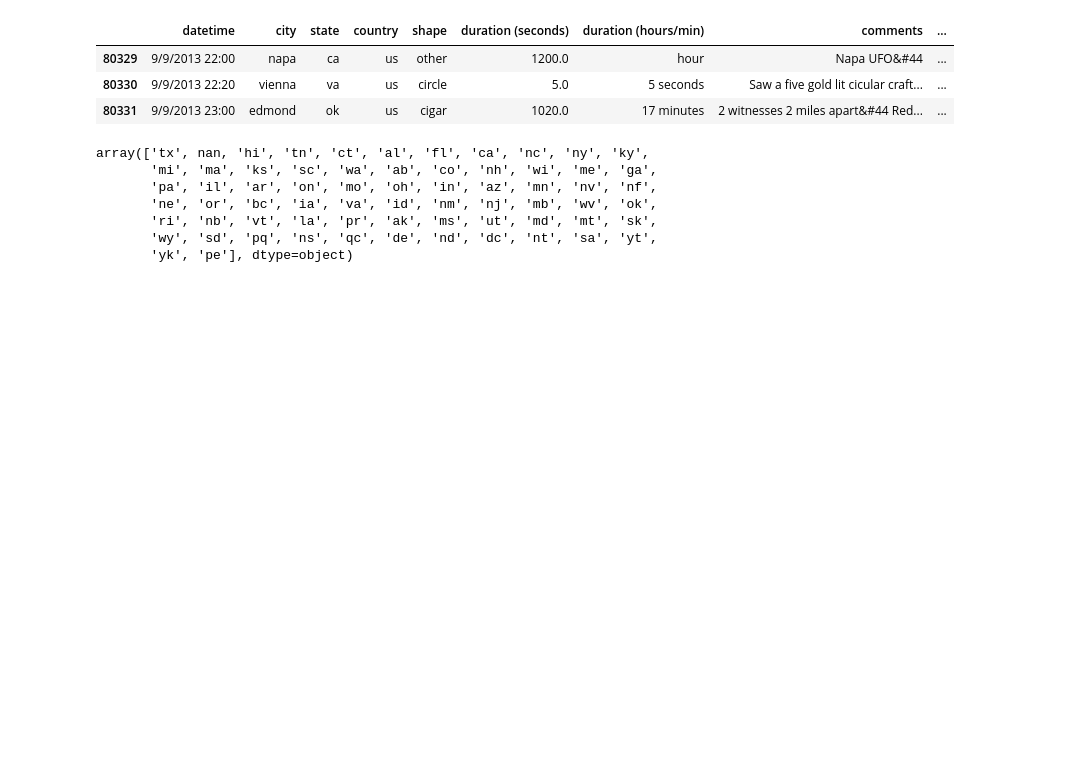
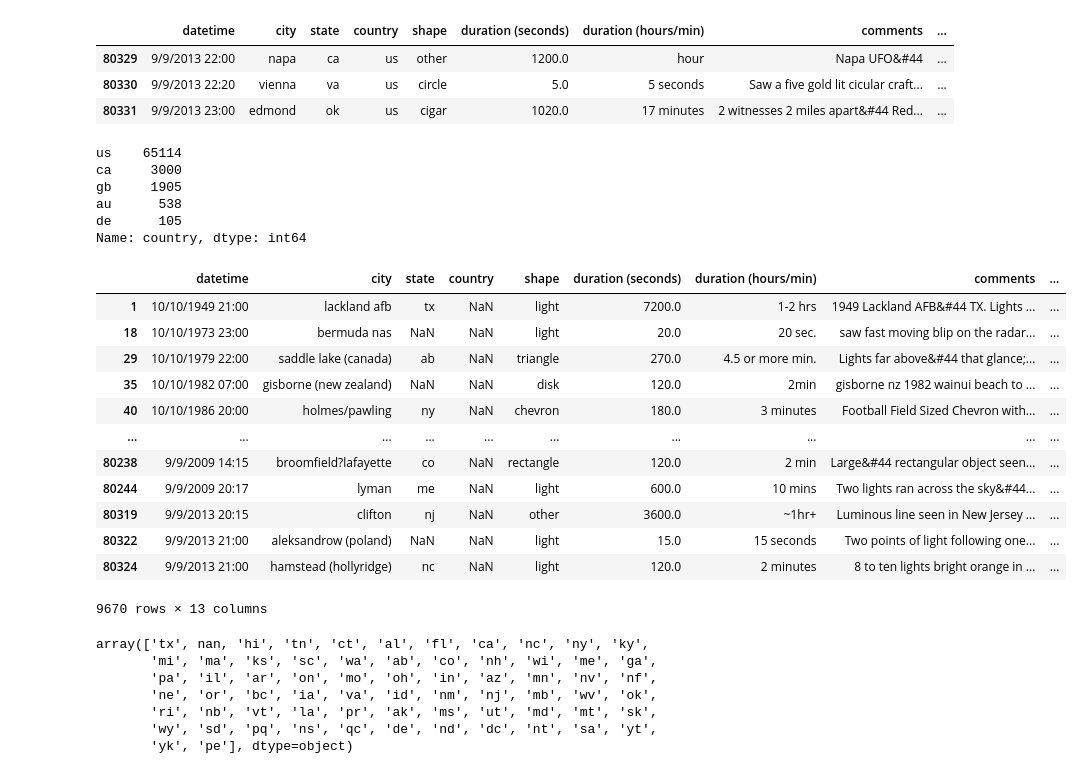
Before and after one commit to xHerandi/UFO-sightings, a Jupyter notebook: main.ipynb, the cells around one changed output. Cells and saved outputs as stored; diff of their text form; code cells hidden in the pictures; blank space fills up the shorter version.

```diff
--- a/main.ipynb
+++ b/main.ipynb
@@ -80,6 +82,33 @@ df.tail(3)
 | 80329 | 9/9/2013 22:00 | napa | ca | us | other | 1200.0 | hour | Napa UFO&#44 | ... |
 | 80330 | 9/9/2013 22:20 | vienna | va | us | circle | 5.0 | 5 seconds | Saw a five gold lit cicular craft... | ... |
 | 80331 | 9/9/2013 23:00 | edmond | ok | us | cigar | 1020.0 | 17 minutes | 2 witnesses 2 miles apart&#44 Red... | ... |
+# %%
+#also looking into all the countries recorded
+df['country'].value_counts()
+# %% [output]
+us    65114
+ca     3000
+gb     1905
+au      538
+de      105
+Name: country, dtype: int64
+# %%
+# start looking to null values
+df.loc[df['country'].isnull()]
+# %% [output]
+|  | datetime | city | state | country | shape | duration (seconds) | duration (hours/min) | comments | ... |
+| 1 | 10/10/1949 21:00 | lackland afb | tx | NaN | light | 7200.0 | 1-2 hrs | 1949 Lackland AFB&#44 TX. Lights ... | ... |
+| 18 | 10/10/1973 23:00 | bermuda nas | NaN | NaN | light | 20.0 | 20 sec. | saw fast moving blip on the radar... | ... |
+| 29 | 10/10/1979 22:00 | saddle lake (canada) | ab | NaN | triangle | 270.0 | 4.5 or more min. | Lights far above&#44 that glance;... | ... |
+| 35 | 10/10/1982 07:00 | gisborne (new zealand) | NaN | NaN | disk | 120.0 | 2min | gisborne nz 1982 wainui beach to ... | ... |
+| 40 | 10/10/1986 20:00 | holmes/pawling | ny | NaN | chevron | 180.0 | 3 minutes | Football Field Sized Chevron with... | ... |
+| ... | ... | ... | ... | ... | ... | ... | ... | ... | ... |
+| 80238 | 9/9/2009 14:15 | broomfield?lafayette | co | NaN | rectangle | 120.0 | 2 min | Large&#44 rectangular object seen... | ... |
+| 80244 | 9/9/2009 20:17 | lyman | me | NaN | light | 600.0 | 10 mins | Two lights ran across the sky&#44... | ... |
+| 80319 | 9/9/2013 20:15 | clifton | nj | NaN | other | 3600.0 | ~1hr+ | Luminous line seen in New Jersey ... | ... |
+| 80322 | 9/9/2013 21:00 | aleksandrow (poland) | NaN | NaN | light | 15.0 | 15 seconds | Two points of light following one... | ... |
+| 80324 | 9/9/2013 21:00 | hamstead (hollyridge) | nc | NaN | light | 120.0 | 2 minutes | 8 to ten lights bright orange in ... | ... |
+9670 rows × 13 columns
 # %%
 #looking at all the unique values under state column
 #a few more states the standard 50 states
```
Also changed, not shown: parts of 9 cells of this notebook.
